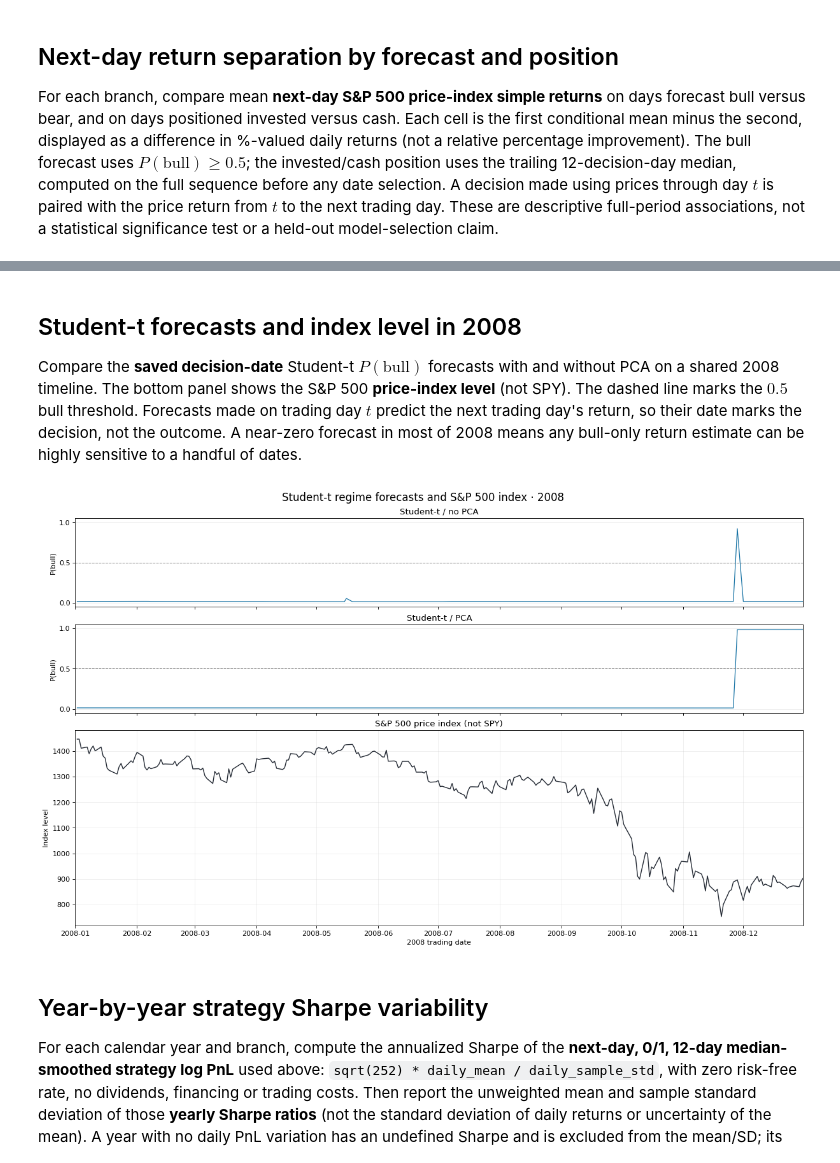
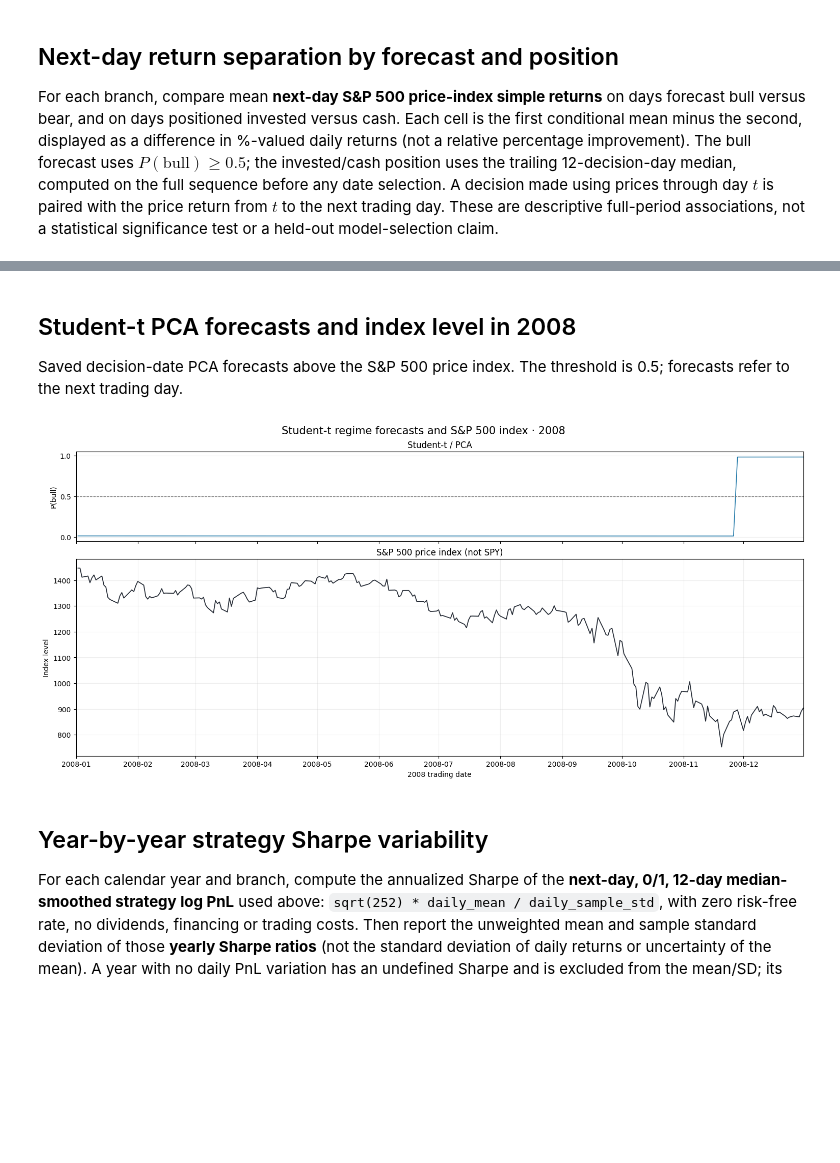
Before and after one commit to leoyxngg/FlexibleEmissionHMM, a Jupyter notebook: notebooks/sp500/paper_regime_checkpoint_diagnostics.ipynb, the cells around one changed output, grey strips where cells are left out. Cells and saved outputs as stored; diff of their text form; code cells hidden in the pictures; blank space fills up the shorter version.

```diff
--- a/notebooks/sp500/paper_regime_checkpoint_diagnostics.ipynb
+++ b/notebooks/sp500/paper_regime_checkpoint_diagnostics.ipynb
@@ -116,8 +139,6 @@ persistence = pd.DataFrame(rows).set_index("model")
 display(persistence.round(2))
 # Compute exposures on the complete series before selecting calendar years.
 plot_years = (2008, 2020, 2021)
-artifacts_dir = RESULT_DIR / "artifacts"
-artifacts_dir.mkdir(parents=True, exist_ok=True)
 branches = list(fits.groupby(["model", "pca"], sort=True))
 
 
@@ -166,20 +187,7 @@ for year in plot_years:
             ax.set_axis_off()
             continue
         plot_branch(ax, key, group)
-        single, single_axes = plt.subplots(
-            2, 1, figsize=(12, 6), sharex=True,
-            gridspec_kw={"height_ratios": [2.7, 1]}, layout="constrained",
-        )
-        plot_market(single_axes[0], market_returns, year)
-        plot_branch(single_axes[1], key, group)
-        single_axes[-1].set_xlim(market_returns.index[0], market_returns.index[-1])
-        filename = (f"persistence_{year}_{name.lower().replace('-', '_')}_"
-                    f"{'pca' if use_pca else 'no_pca'}.png")
-        single.savefig(artifacts_dir / filename, dpi=150)
-        plt.close(single)
     axes[-1].set_xlim(market_returns.index[0], market_returns.index[-1])
     fig.suptitle(f"Shared timeline · market and model forecasts · {year}")
-    fig.savefig(artifacts_dir / f"persistence_{year}_all_models.png", dpi=150)
     plt.show()
-print(f"Saved model/year figures to {artifacts_dir}")
 # %% [output]
@@ -450,45 +458,41 @@ Student-t group sizes by year (check sparse or one-sided years)
 # %% [markdown]
-## Student-t forecasts and index level in 2008
+## Student-t PCA forecasts and index level in 2008
 
-Compare the **saved decision-date** Student-t $P(\text{bull})$ forecasts with and without PCA on a shared 2008 timeline. The bottom panel shows the S&P 500 **price-index level** (not SPY). The dashed line marks the $0.5$ bull threshold. Forecasts made on trading day $t$ predict the next trading day's return, so their date marks the decision, not the outcome. A near-zero forecast in most of 2008 means any bull-only return estimate can be highly sensitive to a handful of dates.
+Saved decision-date PCA forecasts above the S&P 500 price index. The threshold is 0.5; forecasts refer to the next trading day.
 # %%
 year_start = pd.Timestamp("2008-01-01")
 year_end = pd.Timestamp("2008-12-31")
 market_2008 = prices.loc[year_start:year_end]
 if market_2008.empty:
     raise ValueError("The price series does not contain 2008")
 
 fig, axes = plt.subplots(
-    3, 1, figsize=(15, 9), sharex=True,
-    gridspec_kw={"height_ratios": [1, 1, 2.2]}, layout="constrained",
+    2, 1, figsize=(15, 7), sharex=True,
+    gridspec_kw={"height_ratios": [1, 2.2]}, layout="constrained",
 )
 for ax, use_pca, title in zip(
-    axes[:2], (False, True), ("Student-t / no PCA", "Student-t / PCA")
+    axes[:1], (True,), ("Student-t / PCA",)
 ):
     group = fits.loc[
         fits.model.eq("Student-t") & fits.pca.eq(use_pca)
         & fits.date.between(year_start, year_end)
     ].sort_values("date")
     if group.empty:
         raise ValueError(f"No saved 2008 forecasts for {title}")
     ax.plot(group.date, group.bull_probability, color="#1672a4", lw=1.1)
     ax.axhline(0.5, color="#777", linestyle="--", linewidth=0.9)
     ax.set(ylabel="P(bull)", ylim=(-0.05, 1.05), yticks=[0, 0.5, 1],
            title=title)
     ax.grid(axis="y", alpha=0.2)
 
-axes[2].plot(market_2008.index, market_2008, color="#252b35", lw=1.25)
-axes[2].set(title="S&P 500 price index (not SPY)", ylabel="Index level",
+axes[1].plot(market_2008.index, market_2008, color="#252b35", lw=1.25)
+axes[1].set(title="S&P 500 price index (not SPY)", ylabel="Index level",
             xlabel="2008 trading date", xlim=(year_start, year_end))
-axes[2].grid(alpha=0.2)
+axes[1].grid(alpha=0.2)
 fig.suptitle("Student-t regime forecasts and S&P 500 index · 2008", fontsize=15)
-artifacts_dir = RESULT_DIR / "artifacts"
-artifacts_dir.mkdir(parents=True, exist_ok=True)
-fig.savefig(artifacts_dir / "student_t_pca_vs_no_pca_2008_index_bottom.png",
-            dpi=160)
 plt.show()
 # %% [output]
-[figure, old version]
+[figure, new version]
 # %% [markdown]
 ## Year-by-year strategy Sharpe variability
 
```
Also changed, not shown: parts of 23 cells of this notebook, 53 other files.
